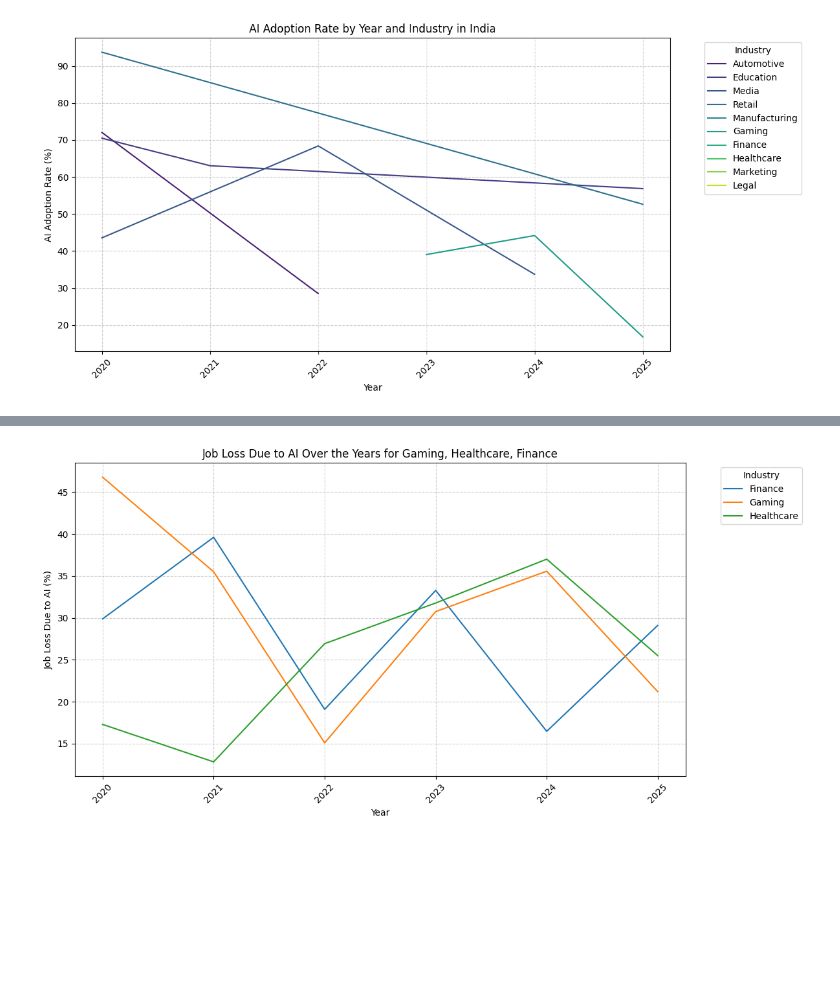
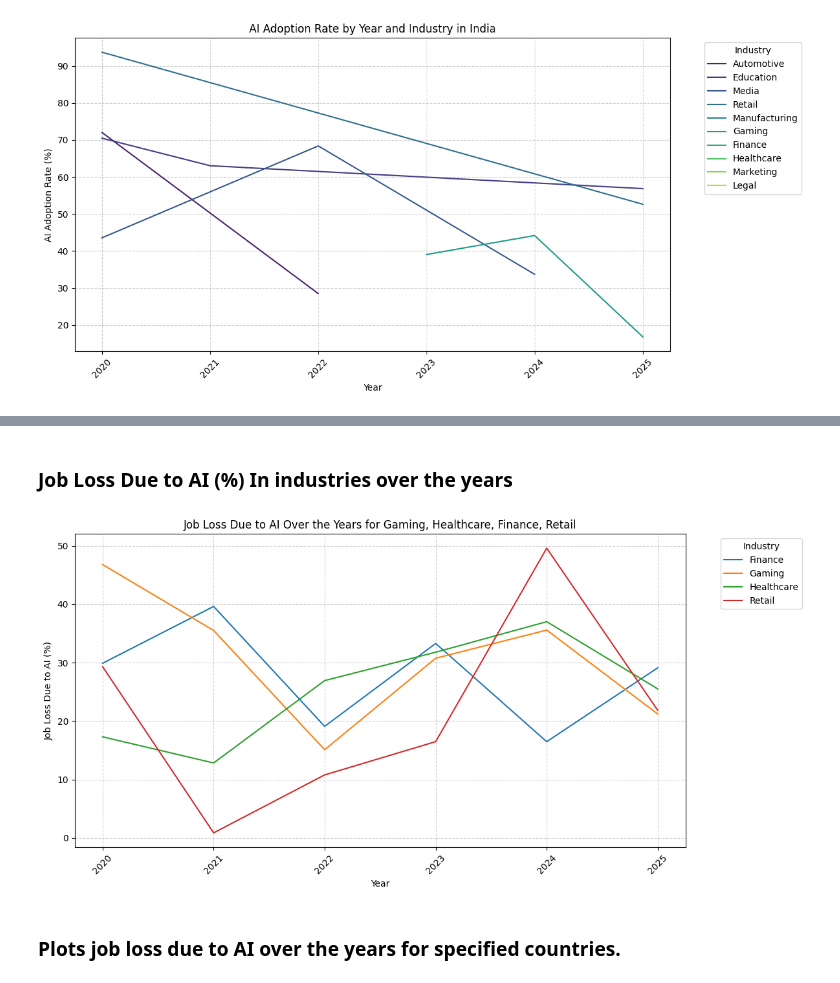
Before and after one commit to cesardushime/AI-Adoption-Job-Displacement-Analysis-2020-2025, a Jupyter notebook: ai_adoption_EDA.ipynb, the cells around one changed output, grey strips where cells are left out. Saved outputs shown, nothing was run; the diff lists cells and outputs as text; code cells hidden in the pictures; blank space fills up the shorter version.

Commit message:
created a function to compare specific number of countries for jobloss due to AI over the years

```diff
--- a/ai_adoption_EDA.ipynb
+++ b/ai_adoption_EDA.ipynb
@@ -330,3 +336,5 @@ df.head(10)
+# %% [markdown]
+### Job Loss Due to AI (%) In industries over the years
 # %%
 # Job Loss Due to AI (%) In industries over the years
 
@@ -371,6 +379,8 @@ def industry_jobloss(df, industries=None):
     plt.grid(True, linestyle='--', alpha=0.6)
     plt.tight_layout()
 # %%
-industry_jobloss(df, ['Gaming', 'Healthcare', 'Finance'])
+industry_jobloss(df, ['Gaming', 'Healthcare', 'Finance', 'Retail'])
 # %% [output]
-[figure, old version]
+[figure, new version]
+# %% [markdown]
+### Plots job loss due to AI over the years for specified countries.
```
Also changed, not shown: parts of 4 cells of this notebook.
